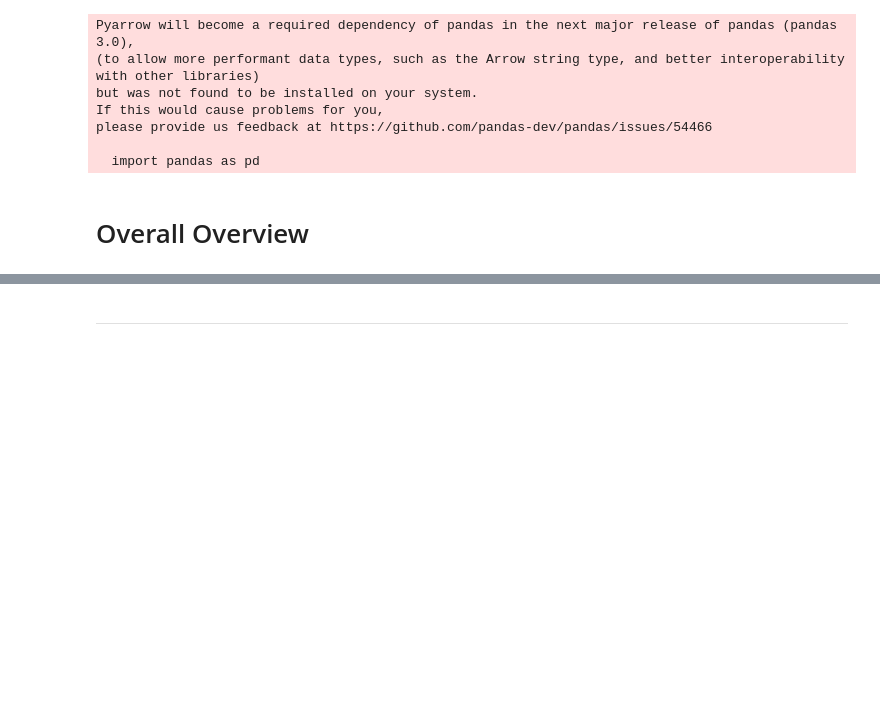
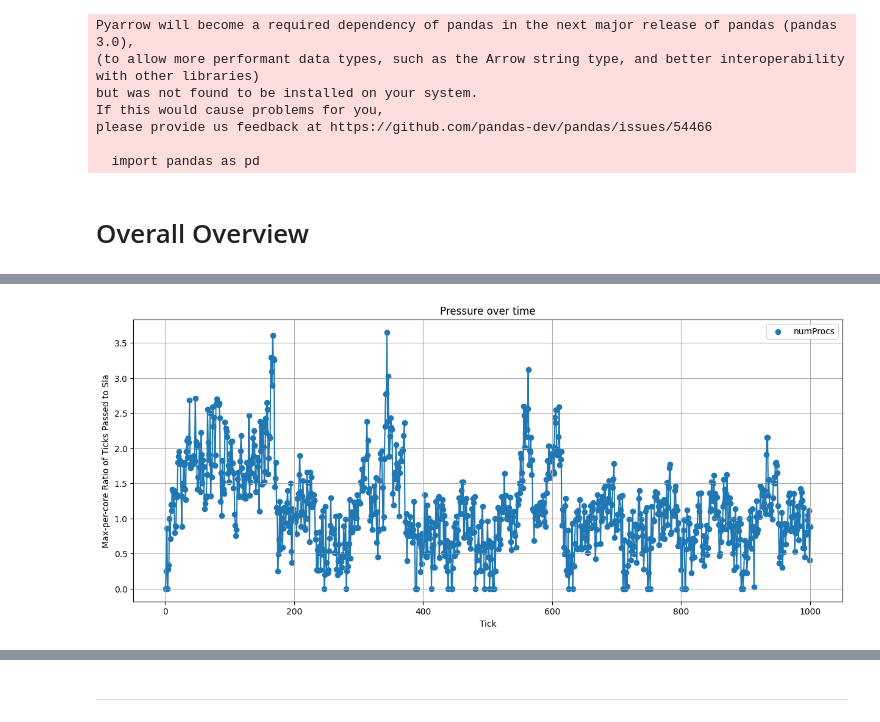
Before and after one commit to hannahmanuela/scheduler-simulator, a Jupyter notebook: results/analyze_output.ipynb, the cells around one changed output, grey strips where cells are left out. Cells and saved outputs as stored; diff of their text form; code cells hidden in the pictures; blank space fills up the shorter version.

```diff
--- a/results/analyze_output.ipynb
+++ b/results/analyze_output.ipynb
@@ -18,6 +18,21 @@ procs_current = pd.read_csv("procs_current.txt", index_col=None, names=["tick",
 procs_done = pd.read_csv("procs_done.txt", index_col=None, names=["tick", "machineID", "procType", "sla", "ticksPassed", "actualComp"])
 procs_killed = pd.read_csv("procs_killed.txt", index_col=None, names=["tick", "machineID", "sla", "compDone", "memUsed"])
 
+util_metrics = pd.read_csv("usage.txt", index_col=None, names=["tick", "machineID", "coreId", "maxTicksPassedToSlaRatio", "memUsage", "qlen", "ticksInQ"])
+
 # sched_decisions = pd.read_csv("sched.txt", index_col=None, names=["tick", "machineID", "sla", "compDone", "ticksPassed", "ticksGiven", "done"])
+
+
+# prepare
+procs_current["compLeft"] = procs_current["sla"] - procs_current["compDone"]
+procs_added["compLeft"] = procs_added["sla"]
+all_procs = pd.concat([procs_current[['tick', "compLeft"]], procs_added[["tick", "compLeft"]]])
+load_num_procs_per_tick = procs_added[["tick"]].groupby("tick").size().reset_index(name='numProcsCurrent')
+load_work_per_tick = procs_added.groupby("tick").sum().reset_index()
+
+procs_done['timePassedAsPct'] = (100 * procs_done["ticksPassed"]) / procs_done["sla"]
+
+procs_late = procs_done.where(procs_done["ticksPassed"] > procs_done["sla"]).dropna().reset_index(drop=True)
+procs_late = procs_late.where(procs_late["ticksPassed"] > procs_late["actualComp"]).dropna().reset_index(drop=True)
 # %% [markdown]
 # Overall Overview
@@ -176,0 +130,25 @@ df1.where(df1["counts"] > 1).dropna()
+# %%
+# utilization
+
+# plot range per tick?
+out = util_metrics.groupby("tick")["maxTicksPassedToSlaRatio"].agg(['min', 'max']).reset_index()
+out['range'] = out['max'] - out['min']
+
+plt.figure(figsize=(15,6))
+plt.scatter(out["tick"], out["range"], label="numProcs")
+plt.plot(out["tick"], out["range"])
+
+# plt.scatter(out["tick"], out["min"], color='lightblue', label="min")
+# plt.plot(out["tick"], out["min"], color='lightblue')
+
+# plt.scatter(out["tick"], out["max"], color='darkblue', label="max")
+# plt.plot(out["tick"], out["max"], color='darkblue')
+
+plt.title('Pressure over time')
+plt.xlabel('Tick')
+plt.ylabel('Max-per-core Ratio of Ticks Passed to Sla')
+plt.grid(True)
+plt.legend()
+plt.show()
+# %% [output]
+[figure, added]
```
Also changed, not shown: parts of 9 cells of this notebook, 5 other files.
